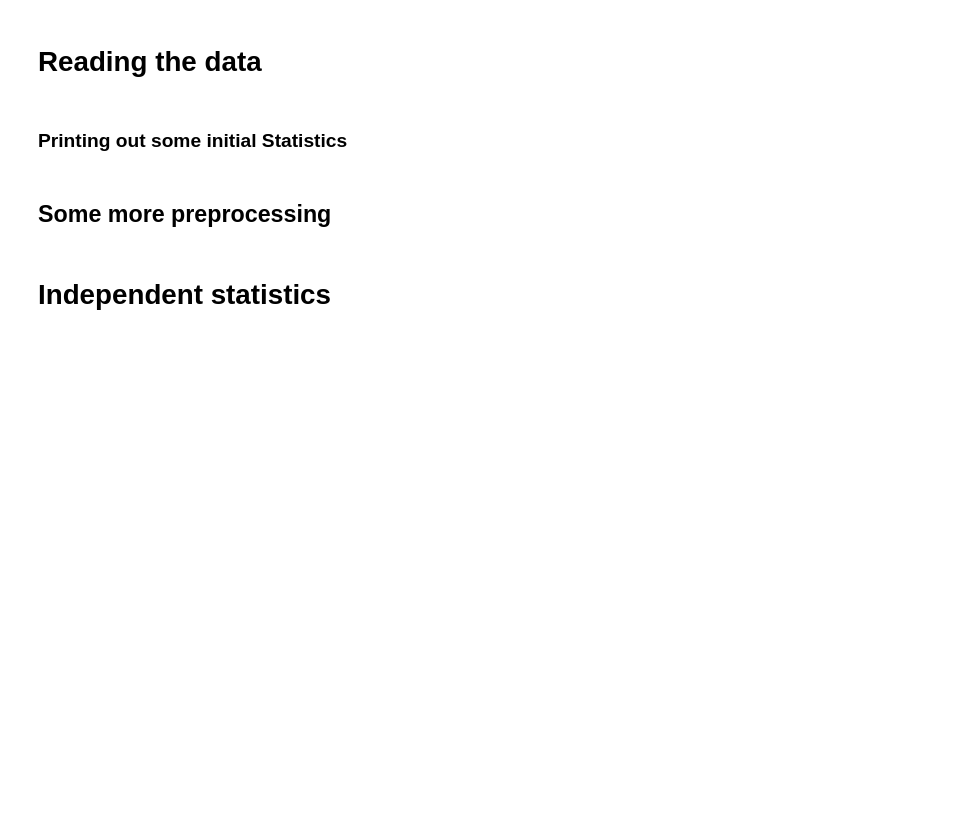
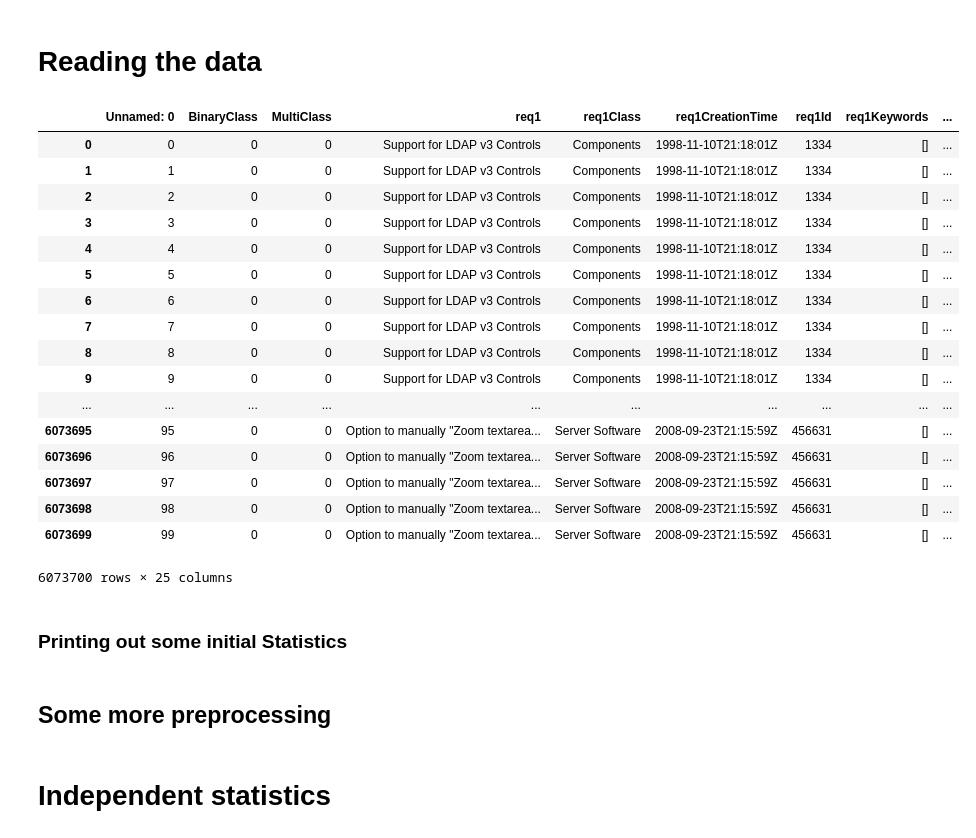
Before and after one commit to MaQuest/SreYantra_Data, a Jupyter notebook: BugZ/TKnegsampleGeneration/preprocessing.ipynb, the cells around one changed output. Saved outputs shown, nothing was run; the diff lists cells and outputs as text; code cells hidden in the pictures; blank space fills up the shorter version.

```diff
--- a/BugZ/TKnegsampleGeneration/preprocessing.ipynb
+++ b/BugZ/TKnegsampleGeneration/preprocessing.ipynb
@@ -22,3 +24,24 @@ df_dp = df_dp.append(df_dp2)
+# %%
+df_ip
+# %% [output]
+|  | Unnamed: 0 | BinaryClass | MultiClass | req1 | req1Class | req1CreationTime | req1Id | req1Keywords | ... |
+| 0 | 0 | 0 | 0 | Support for LDAP v3 Controls | Components | 1998-11-10T21:18:01Z | 1334 | [] | ... |
+| 1 | 1 | 0 | 0 | Support for LDAP v3 Controls | Components | 1998-11-10T21:18:01Z | 1334 | [] | ... |
+| 2 | 2 | 0 | 0 | Support for LDAP v3 Controls | Components | 1998-11-10T21:18:01Z | 1334 | [] | ... |
+| 3 | 3 | 0 | 0 | Support for LDAP v3 Controls | Components | 1998-11-10T21:18:01Z | 1334 | [] | ... |
+| 4 | 4 | 0 | 0 | Support for LDAP v3 Controls | Components | 1998-11-10T21:18:01Z | 1334 | [] | ... |
+| 5 | 5 | 0 | 0 | Support for LDAP v3 Controls | Components | 1998-11-10T21:18:01Z | 1334 | [] | ... |
+| 6 | 6 | 0 | 0 | Support for LDAP v3 Controls | Components | 1998-11-10T21:18:01Z | 1334 | [] | ... |
+| 7 | 7 | 0 | 0 | Support for LDAP v3 Controls | Components | 1998-11-10T21:18:01Z | 1334 | [] | ... |
+| 8 | 8 | 0 | 0 | Support for LDAP v3 Controls | Components | 1998-11-10T21:18:01Z | 1334 | [] | ... |
+| 9 | 9 | 0 | 0 | Support for LDAP v3 Controls | Components | 1998-11-10T21:18:01Z | 1334 | [] | ... |
+| ... | ... | ... | ... | ... | ... | ... | ... | ... | ... |
+| 6073695 | 95 | 0 | 0 | Option to manually "Zoom textarea... | Server Software | 2008-09-23T21:15:59Z | 456631 | [] | ... |
+| 6073696 | 96 | 0 | 0 | Option to manually "Zoom textarea... | Server Software | 2008-09-23T21:15:59Z | 456631 | [] | ... |
+| 6073697 | 97 | 0 | 0 | Option to manually "Zoom textarea... | Server Software | 2008-09-23T21:15:59Z | 456631 | [] | ... |
+| 6073698 | 98 | 0 | 0 | Option to manually "Zoom textarea... | Server Software | 2008-09-23T21:15:59Z | 456631 | [] | ... |
+| 6073699 | 99 | 0 | 0 | Option to manually "Zoom textarea... | Server Software | 2008-09-23T21:15:59Z | 456631 | [] | ... |
+6073700 rows × 25 columns
 # %% [markdown]
 ### Printing out some initial Statistics
 # %%
```
Also changed, not shown: parts of 10 cells of this notebook, 4 other files.
